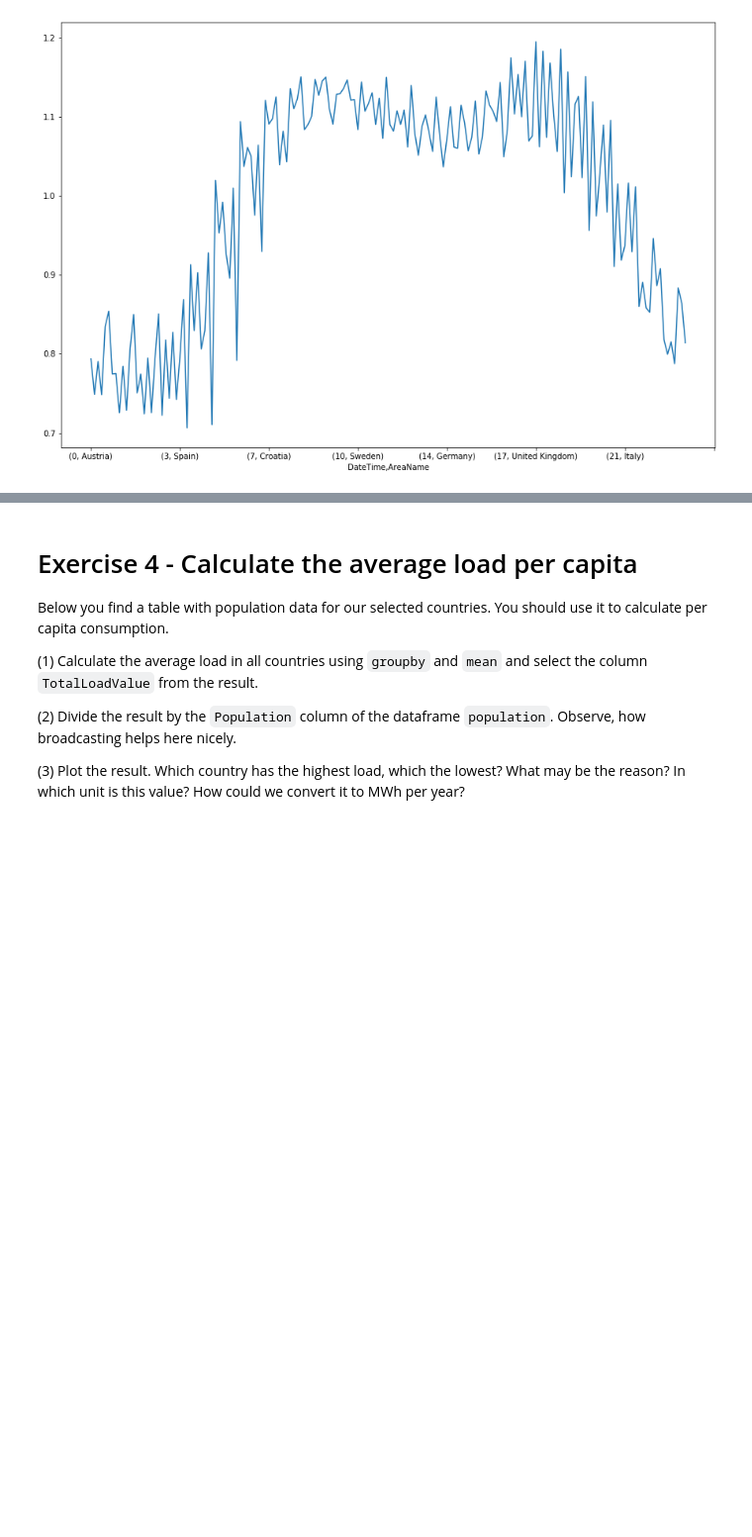
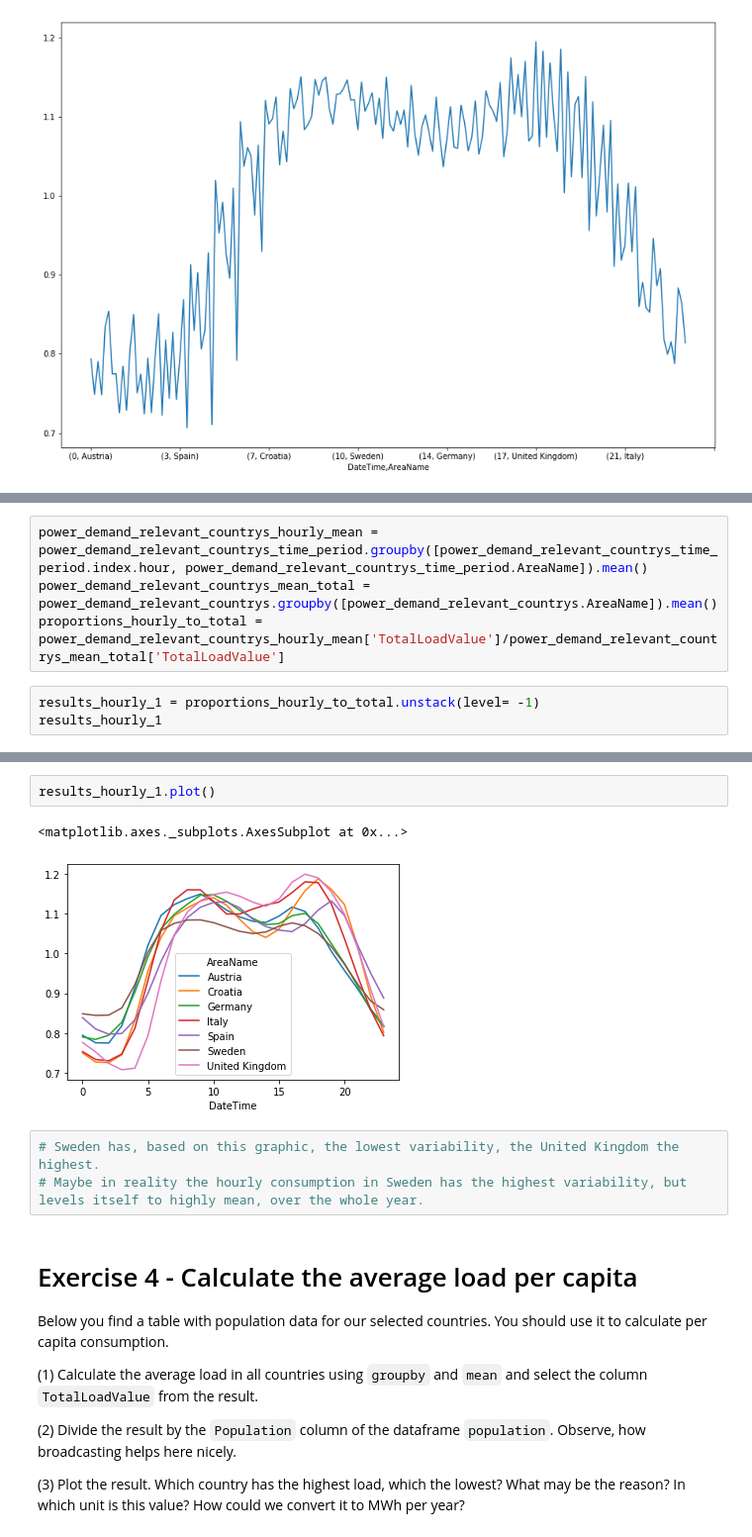
Before and after one commit to Bokubst/homework-scientific-computing, a Jupyter notebook: homework06-pandas/homework06.ipynb, the cells around one changed output, grey strips where cells are left out. Shown: that part at 99% size. Drawn from its saved outputs; the diff is of its cells as text; blank space fills up the shorter version.

```diff
--- a/homework06-pandas/homework06.ipynb
+++ b/homework06-pandas/homework06.ipynb
@@ -329,0 +387,7 @@ resulth.plot(figsize=(15, 10))
+# %%
+power_demand_relevant_countrys_hourly_mean = power_demand_relevant_countrys_time_period.groupby([power_demand_relevant_countrys_time_period.index.hour, power_demand_relevant_countrys_time_period.AreaName]).mean()
+power_demand_relevant_countrys_mean_total = power_demand_relevant_countrys.groupby([power_demand_relevant_countrys.AreaName]).mean()
+proportions_hourly_to_total = power_demand_relevant_countrys_hourly_mean['TotalLoadValue']/power_demand_relevant_countrys_mean_total['TotalLoadValue']
+# %%
+results_hourly_1 = proportions_hourly_to_total.unstack(level= -1)
+results_hourly_1
@@ -330,3 +413,11 @@ resulth.plot(figsize=(15, 10))
+# %%
+results_hourly_1.plot()
+# %% [output]
+<matplotlib.axes._subplots.AxesSubplot at 0x...>
+[figure, added]
+# %%
+# Sweden has, based on this graphic, the lowest variability, the United Kingdom the highest.
+# Maybe in reality the hourly consumption in Sweden has the highest variability, but levels itself to highly mean, over the whole year.
 # %% [markdown]
 # Exercise 4 - Calculate the average load per capita
 
```
Also changed, not shown: parts of 15 cells of this notebook, 1 other file.
